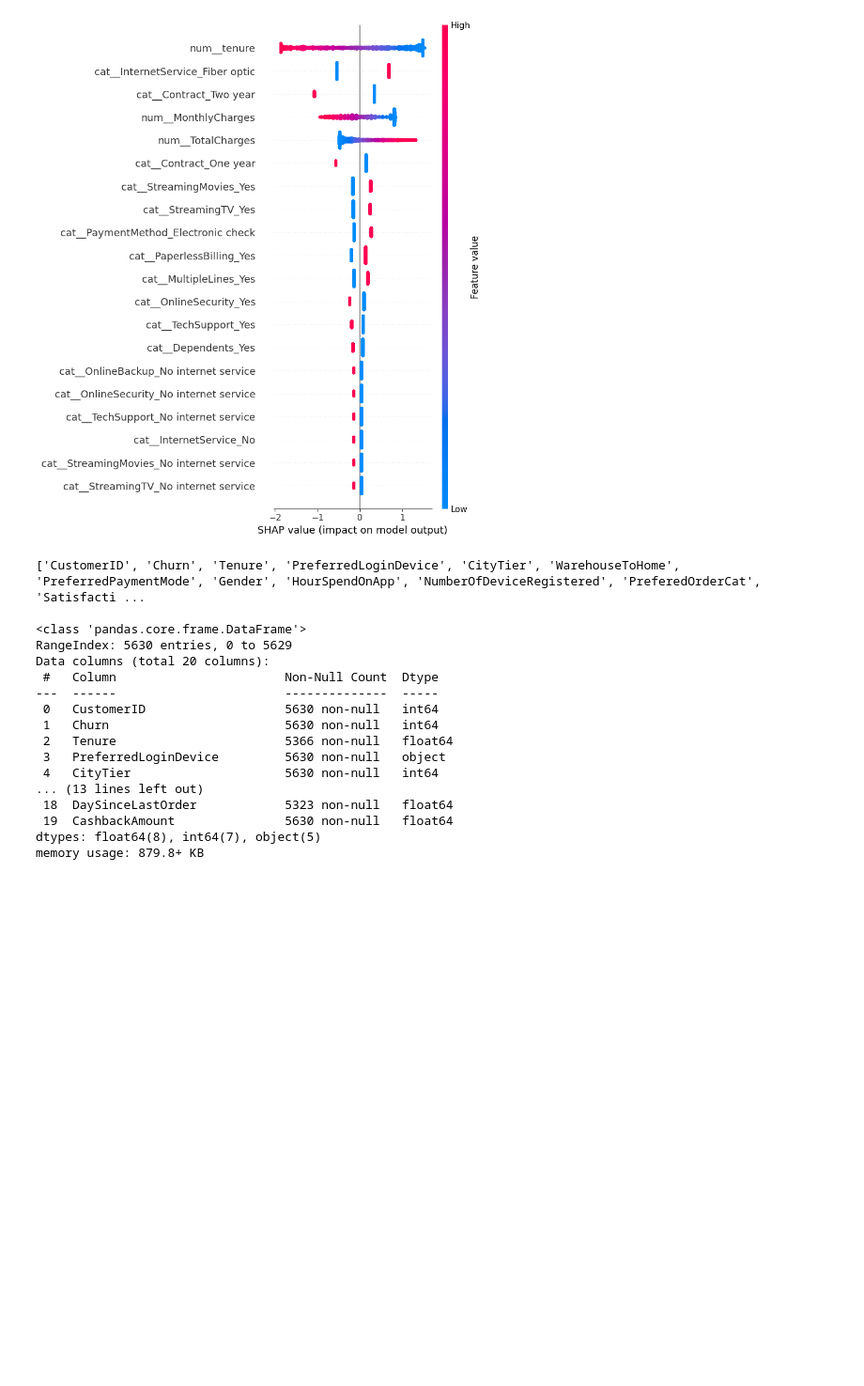
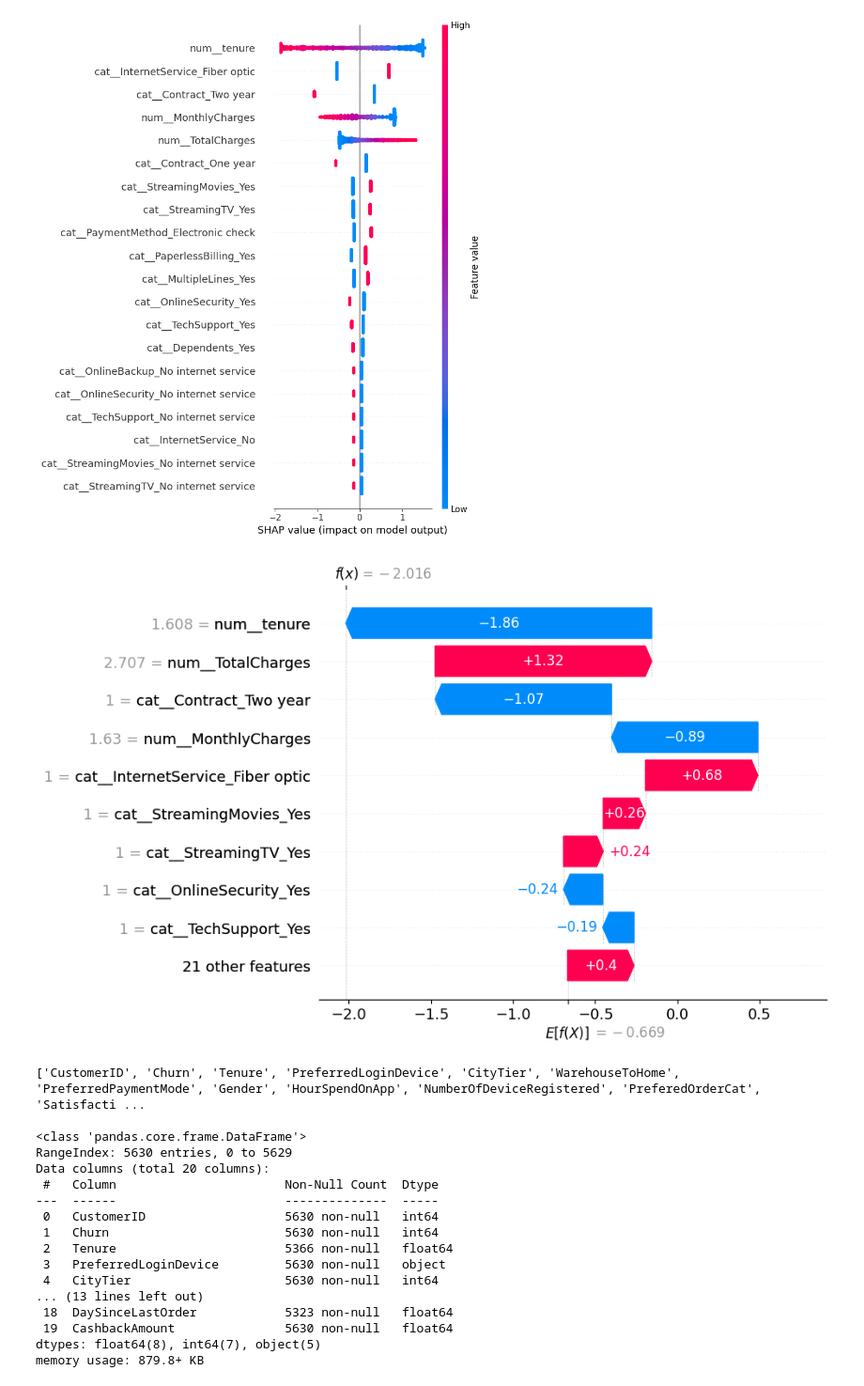
Before and after one commit to crazyEj/Customer-Church-Prediction-System, a Jupyter notebook: notebooks/01_exploration.ipynb, the cells around one changed output. Shown at 94% size. Cells and saved outputs as stored; diff of their text form; code cells hidden in the pictures; blank space fills up the shorter version.

Commit message:
okay more charts I think, it helps me to understand how it works and help me to analyze things

```diff
--- a/notebooks/01_exploration.ipynb
+++ b/notebooks/01_exploration.ipynb
@@ -78,6 +78,11 @@ shap_values = explainer(X_test)
 shap.summary_plot(shap_values, X_test, feature_names=feature_names)
 # %% [output]
 [figure]
+# %%
+customer_idx = 0
+shap.waterfall_plot(shap_values[customer_idx])
+# %% [output]
+[figure, added]
 # %%
 print(df_ecom.columns.tolist())
 print()
```
